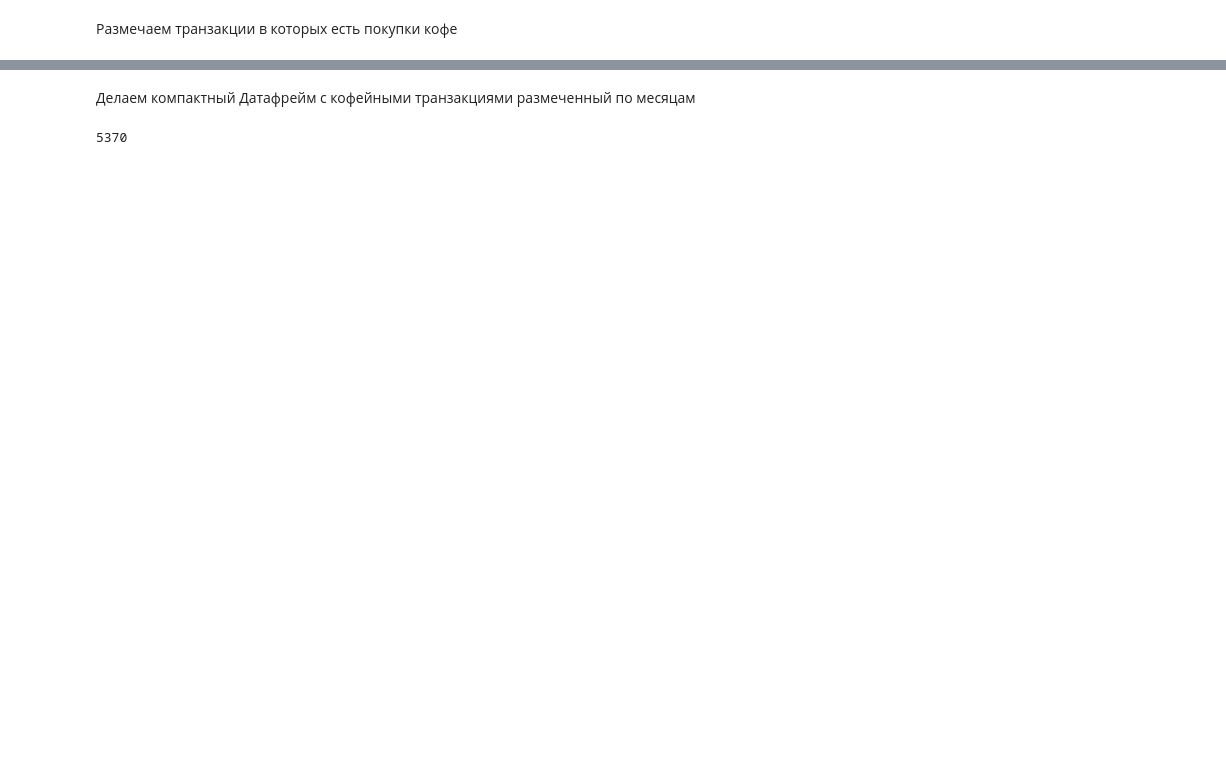
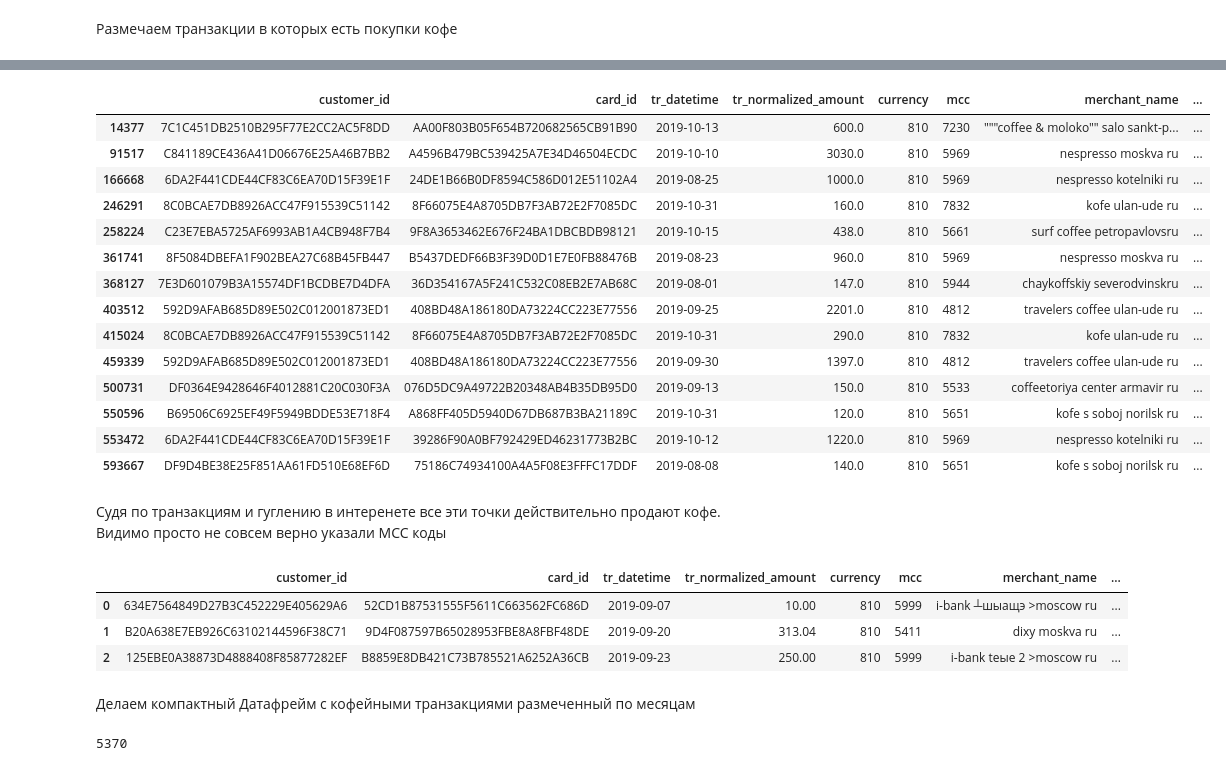
Before and after one commit to odinicc/Data-Practice, a Jupyter notebook: 21 Test task/1 Task.ipynb, the cells around one changed output, grey strips where cells are left out. Cells and saved outputs as stored; diff of their text form; code cells hidden in the pictures; blank space fills up the shorter version.

```diff
--- a/21 Test task/1 Task.ipynb
+++ b/21 Test task/1 Task.ipynb
@@ -160,3 +188,33 @@ df_transactions['coffee_transaction'] = np.where(df_transactions['merchant_name'
+# %%
+df_transactions[
+    (df_transactions['coffee_transaction']) &
+    (df_transactions['mcc'].isin([7230,5969,7832,5661,5922,5944,4812,5533,5651]))]
+# %% [output]
+|  | customer_id | card_id | tr_datetime | tr_normalized_amount | currency | mcc | merchant_name | ... |
+| 14377 | 7C1C451DB2510B295F77E2CC2AC5F8DD | AA00F803B05F654B720682565CB91B90 | 2019-10-13 | 600.0 | 810 | 7230 | """coffee & moloko"" salo sankt-p... | ... |
+| 91517 | C841189CE436A41D06676E25A46B7BB2 | A4596B479BC539425A7E34D46504ECDC | 2019-10-10 | 3030.0 | 810 | 5969 | nespresso moskva ru | ... |
+| 166668 | 6DA2F441CDE44CF83C6EA70D15F39E1F | 24DE1B66B0DF8594C586D012E51102A4 | 2019-08-25 | 1000.0 | 810 | 5969 | nespresso kotelniki ru | ... |
+| 246291 | 8C0BCAE7DB8926ACC47F915539C51142 | 8F66075E4A8705DB7F3AB72E2F7085DC | 2019-10-31 | 160.0 | 810 | 7832 | kofe ulan-ude ru | ... |
+| 258224 | C23E7EBA5725AF6993AB1A4CB948F7B4 | 9F8A3653462E676F24BA1DBCBDB98121 | 2019-10-15 | 438.0 | 810 | 5661 | surf coffee petropavlovsru | ... |
+| 361741 | 8F5084DBEFA1F902BEA27C68B45FB447 | B5437DEDF66B3F39D0D1E7E0FB88476B | 2019-08-23 | 960.0 | 810 | 5969 | nespresso moskva ru | ... |
+| 368127 | 7E3D601079B3A15574DF1BCDBE7D4DFA | 36D354167A5F241C532C08EB2E7AB68C | 2019-08-01 | 147.0 | 810 | 5944 | chaykoffskiy severodvinskru | ... |
+| 403512 | 592D9AFAB685D89E502C012001873ED1 | 408BD48A186180DA73224CC223E77556 | 2019-09-25 | 2201.0 | 810 | 4812 | travelers coffee ulan-ude ru | ... |
+| 415024 | 8C0BCAE7DB8926ACC47F915539C51142 | 8F66075E4A8705DB7F3AB72E2F7085DC | 2019-10-31 | 290.0 | 810 | 7832 | kofe ulan-ude ru | ... |
+| 459339 | 592D9AFAB685D89E502C012001873ED1 | 408BD48A186180DA73224CC223E77556 | 2019-09-30 | 1397.0 | 810 | 4812 | travelers coffee ulan-ude ru | ... |
+| 500731 | DF0364E9428646F4012881C20C030F3A | 076D5DC9A49722B20348AB4B35DB95D0 | 2019-09-13 | 150.0 | 810 | 5533 | coffeetoriya center armavir ru | ... |
+| 550596 | B69506C6925EF49F5949BDDE53E718F4 | A868FF405D5940D67DB687B3BA21189C | 2019-10-31 | 120.0 | 810 | 5651 | kofe s soboj norilsk ru | ... |
+| 553472 | 6DA2F441CDE44CF83C6EA70D15F39E1F | 39286F90A0BF792429ED46231773B2BC | 2019-10-12 | 1220.0 | 810 | 5969 | nespresso kotelniki ru | ... |
+| 593667 | DF9D4BE38E25F851AA61FD510E68EF6D | 75186C74934100A4A5F08E3FFFC17DDF | 2019-08-08 | 140.0 | 810 | 5651 | kofe s soboj norilsk ru | ... |
+# %% [markdown]
+Судя по транзакциям и гуглению в интеренете все эти точки действительно продают кофе. \
+Видимо просто не совсем верно указали MCC коды
+# %%
+df_transactions.head(3)
+# %% [output]
+|  | customer_id | card_id | tr_datetime | tr_normalized_amount | currency | mcc | merchant_name | ... |
+| 0 | 634E7564849D27B3C452229E405629A6 | 52CD1B87531555F5611C663562FC686D | 2019-09-07 | 10.00 | 810 | 5999 | i-bank ┴шыaщэ >moscow ru | ... |
+| 1 | B20A638E7EB926C63102144596F38C71 | 9D4F087597B65028953FBE8A8FBF48DE | 2019-09-20 | 313.04 | 810 | 5411 | dixy moskva ru | ... |
+| 2 | 125EBE0A38873D4888408F85877282EF | B8859E8DB421C73B785521A6252A36CB | 2019-09-23 | 250.00 | 810 | 5999 | i-bank teыe 2 >moscow ru | ... |
 # %% [markdown]
 Делаем компактный Датафрейм с кофейными транзакциями размеченный по месяцам
 # %%
```
Also changed, not shown: parts of 13 cells of this notebook, 3 other files.
